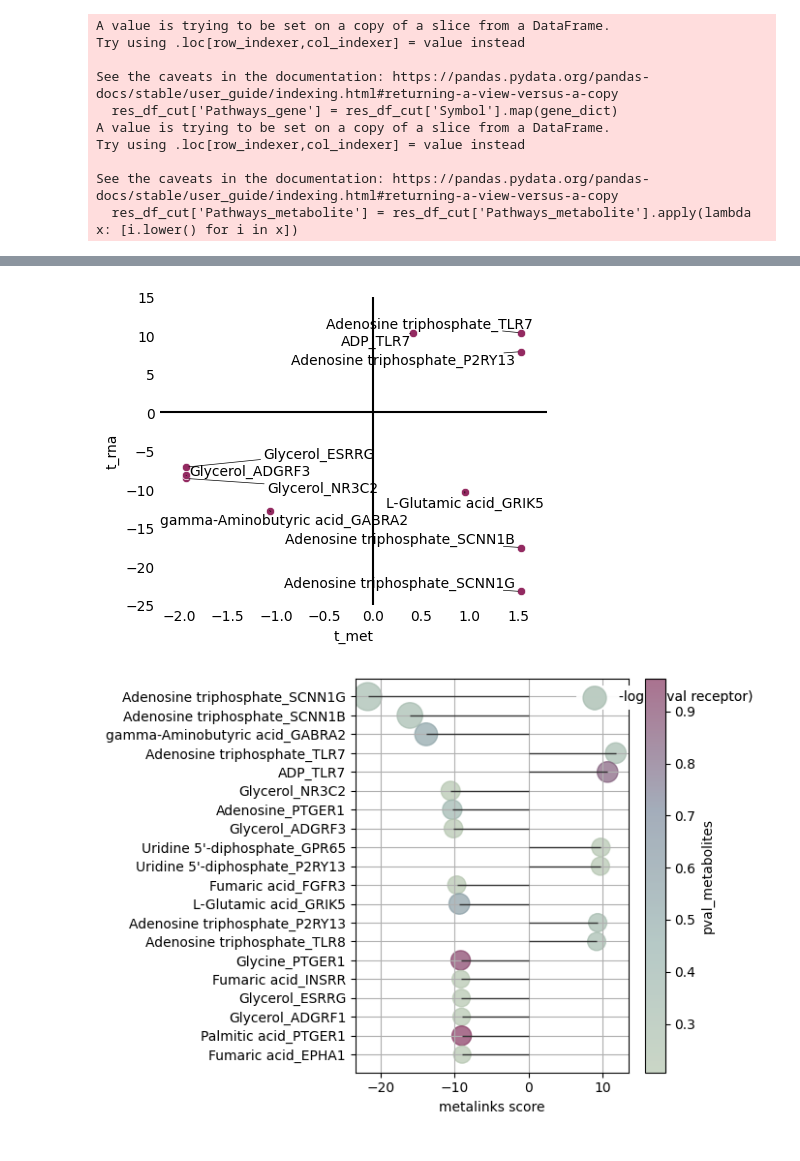
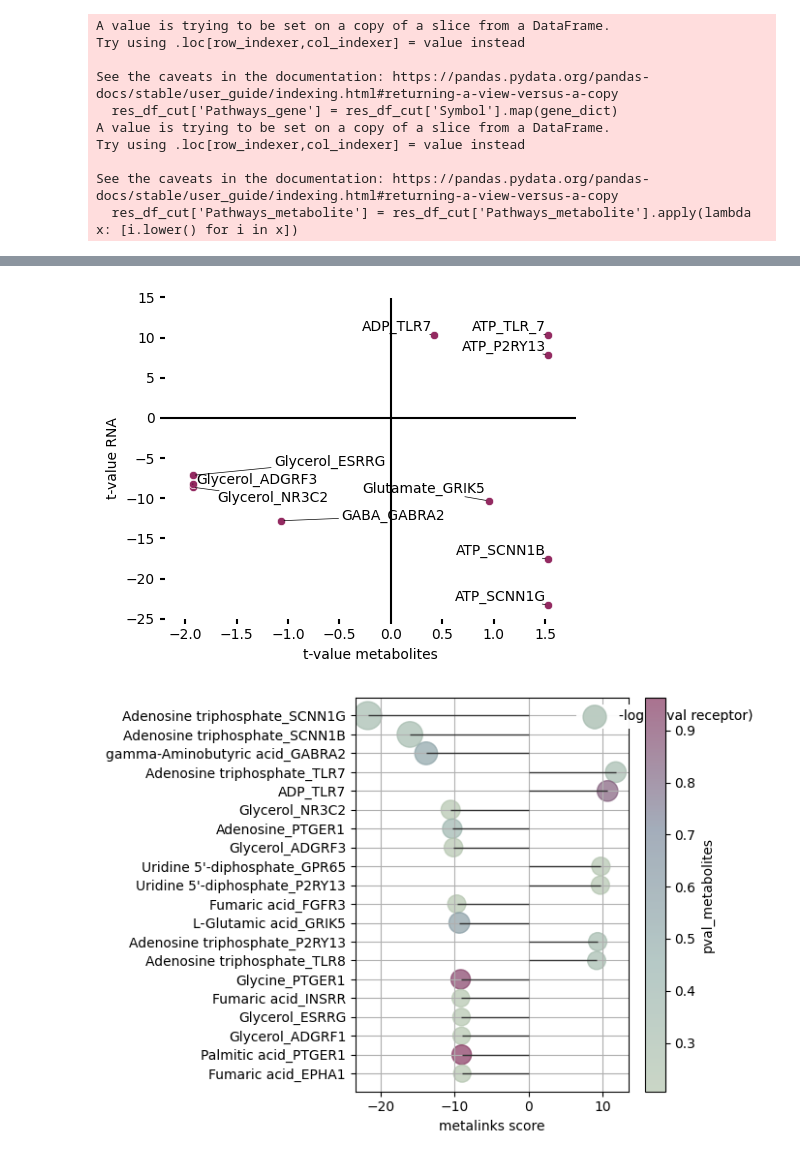
Before and after one commit to saezlab/MetalinksDB, a Jupyter notebook: nb/Figure_3.ipynb, the cells around one changed output, grey strips where cells are left out. Cells and saved outputs as stored; diff of their text form; code cells hidden in the pictures.

```diff
--- a/nb/Figure_3.ipynb
+++ b/nb/Figure_3.ipynb
@@ -58,7 +94,11 @@ MET = metabolites.iloc[:,0:6]
 res_df = df.join(MET, on='HMDB', how='inner')
 res_df = res_df.join(RNA, on='Symbol', how='inner', lsuffix='_met', rsuffix='_rna')
 res_df['metalinks'] = (res_df['t_met'] + res_df['t_rna']) / 2
+# produce a score that takes the absolute values of t_met and t_rna
+res_df['metalinks_absolute'] = (res_df['t_met'].abs() + res_df['t_rna'].abs()) / 2
 res_df.sort_values(by='metalinks', ascending=False, key = lambda x: np.abs(x), inplace=True)
 # %%
 # remove rows that dont have a a.database or a.experimental value over 500, a.prediction over 700 or a.combined over 900 or res_df['DB'] != "StitchMetaboliteReceptor"
 res_df_cut = res_df[(res_df['a.database'] > 500) | (res_df['a.experiment'] > 500) | (res_df['a.prediction'] > 700) | (res_df['DB'] != "StitchMetaboliteReceptor")]
+# %%
+res_df_cut.sort_values(by='metalinks_absolute', ascending=False, inplace=True)
@@ -106,7 +154,7 @@ See the caveats in the documentation: https://pandas.pydata.org/pandas-docs/stab
   res_df_cut['Pathways_metabolite'] = res_df_cut['Pathways_metabolite'].apply(lambda x: [i for i in x if len(i) > 4])
 # %%
 # load  pathways from .gmt found in  /home/efarr/Documents/metalinks/Data/Source/Other_DBs/c2.all.v2023.1.Hs.symbols.gmt
-with open('/home/efarr/Documents/metalinks/Data/Source/Other_DBs/c2.cp.kegg.v2023.1.Hs.symbols.gmt') as f:
+with open('/Users/ef6/Documents/Saez/metalinks/Data/Source/Other_DBs/c2.cp.kegg_legacy.v2023.2.Hs.symbols.gmt') as f:
     pathways = [line.strip().split('\t') for line in f.readlines()]
 
 # Create a dictionary of pathways and genes
@@ -386,0 +417,2 @@ plt.show()
+# %%
+res_df_cut.sort_values(by='metalinks', ascending=False, inplace=True, key=lambda x: np.abs(x))
@@ -387,55 +424,61 @@ plt.show()
 # %%
+import matplotlib.pyplot as plt
+import seaborn as sns
 from adjustText import adjust_text
+
 # Assuming your DataFrame is called 'df' with columns 'LR', 't_metabolites', 't_RNA', and 'metalinks'
+test = res_df_cut[['LR', 't_met', 't_rna', 'metalinks']].head(10)
 
-test = res_df_cut[['LR', 't_met', 't_rna', 'metalinks']].head(10)
-# plot two plot side by side
-fig, (ax1) = plt.subplots(1, 2, figsize=(5, 4))
+test['LR'].values[2] = 'GABA_GABRA2'
+test['LR'].values[7] = 'Glutamate_GRIK5'
+test['LR'].values[0] = 'ATP_SCNN1G'
+test['LR'].values[1] = 'ATP_SCNN1B'
+test['LR'].values[3] = 'ATP_TLR_7'
+test['LR'].values[8] = 'ATP_P2RY13'
 
-gs = gridspec.GridSpec(1, 1, width_ratios=[1])
-
-ax1 = plt.subplot(gs[0])
-# ax3 = plt.subplot(gs[1])
+# plot two plots side by side
+fig, ax1 = plt.subplots(1, 1, figsize=(5, 4))
 
 # Create a scatterplot using seaborn
 sns.scatterplot(data=test, x='t_met', y='t_rna', color='#932A61', ax=ax1)
 
-# # Add labels to the data points
+# Add labels to the data points
 texts = []
 for i in range(len(test)):
     texts.append(ax1.text(test['t_met'].iloc[i], test['t_rna'].iloc[i], test['LR'].iloc[i]))
 
 # Remove spines (surrounding square)
 ax1.spines['right'].set_visible(False)
 ax1.spines['top'].set_visible(False)
-ax1.spines['left'].set_visible(False)
-ax1.spines['bottom'].set_visible(False)
-
-# Set ticks on the crosses
-ax1.tick_params(axis='both', which='both', length=0)
+ax1.spines['bottom'].set_color('none')
+ax1.spines['left'].set_color('none')
 
 # Display x and y-axis crosses at zero line
 ax1.axhline(0, color='black', linestyle='-')
 ax1.axvline(0, color='black', linestyle='-')
 
 ax1.set_ylim(-25, 15)
 
 # Set x and y-axis labels
-ax1.set_xlabel('t_met')
-ax1.set_ylabel('t_rna')
+ax1.set_xlabel('t-value metabolites')
+ax1.set_ylabel('t-value RNA')
 
 # Add margins between labels and plot edges
 margin = 0.1  # Adjust the margin as per your preference
-x_min, x_max = ax1.set_xlim()
+x_min, x_max = ax1.get_xlim()
 ax1.set_xlim(x_min - margin, x_max + margin)
 
 # Adjust label positions to avoid overlap
 adjust_text(texts, arrowprops=dict(arrowstyle='-', color='black', lw=0.5))
 
+# Set ticks and tick labels
+ax1.tick_params(axis='both', which='both', bottom=True, top=False, left=True, right=False, labelbottom=True, labelleft=True, width=1.5)
+
+plt.tight_layout()
 
 plt.show()
 # %% [output]
-[figure, old version]
+[figure, new version]
 # %%
 
 # Assuming you have a DataFrame called 'data' with columns 'LR', 'ttest', and 'pvalue'
```
Also changed, not shown: parts of 21 cells of this notebook, 4 other files.
